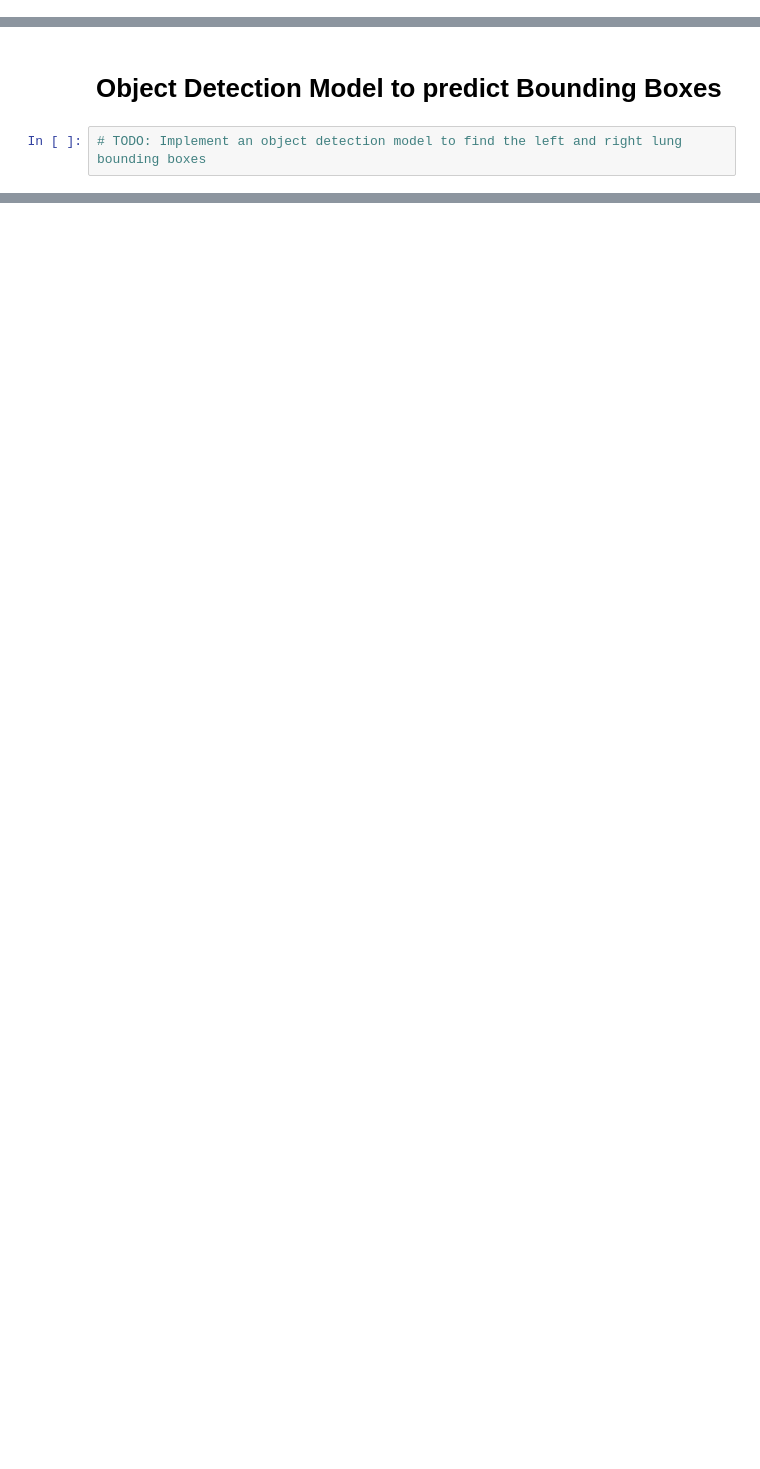
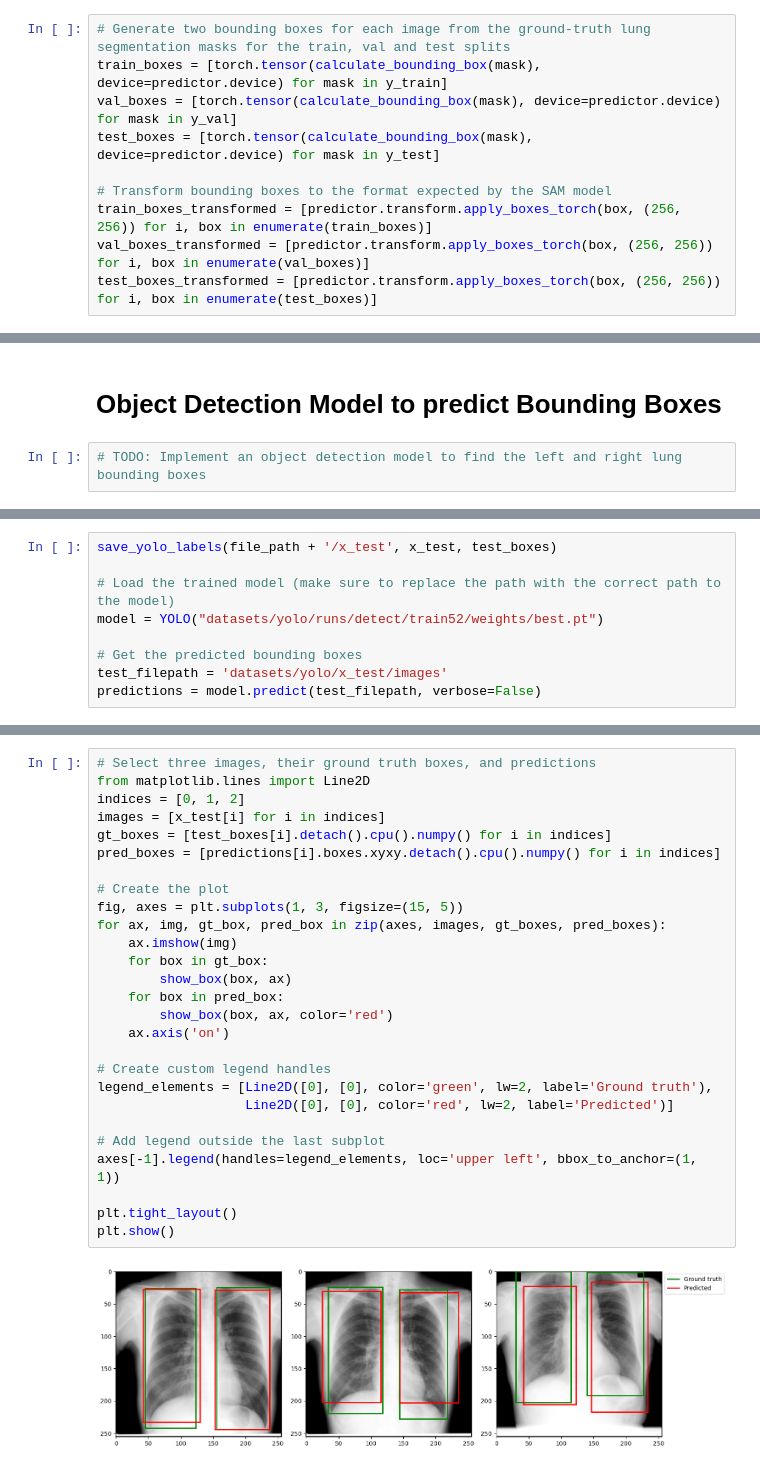
Before and after one commit to JulianBarraganG/SAM, a Jupyter notebook: sam_lung_xrays-1.ipynb, the cells around one changed output, grey strips where cells are left out. Saved outputs shown, nothing was run; the diff lists cells and outputs as text; blank space fills up the shorter version.

```diff
--- a/sam_lung_xrays-1.ipynb
+++ b/sam_lung_xrays-1.ipynb
@@ -316,0 +422,10 @@ print(f"Standard deviation: {std_f1:.4f}")
+# %%
+# Generate two bounding boxes for each image from the ground-truth lung segmentation masks for the train, val and test splits
+train_boxes = [torch.tensor(calculate_bounding_box(mask), device=predictor.device) for mask in y_train]
+val_boxes = [torch.tensor(calculate_bounding_box(mask), device=predictor.device) for mask in y_val]
+test_boxes = [torch.tensor(calculate_bounding_box(mask), device=predictor.device) for mask in y_test]
+
+# Transform bounding boxes to the format expected by the SAM model
+train_boxes_transformed = [predictor.transform.apply_boxes_torch(box, (256, 256)) for i, box in enumerate(train_boxes)]
+val_boxes_transformed = [predictor.transform.apply_boxes_torch(box, (256, 256)) for i, box in enumerate(val_boxes)]
+test_boxes_transformed = [predictor.transform.apply_boxes_torch(box, (256, 256)) for i, box in enumerate(test_boxes)]
@@ -320,0 +525,9 @@ print(f"Standard deviation: {std_f1:.4f}")
+# %%
+save_yolo_labels(file_path + '/x_test', x_test, test_boxes)
+
+# Load the trained model (make sure to replace the path with the correct path to the model)
+model = YOLO("datasets/yolo/runs/detect/train52/weights/best.pt")
+
+# Get the predicted bounding boxes
+test_filepath = 'datasets/yolo/x_test/images'
+predictions = model.predict(test_filepath, verbose=False)
@@ -320,0 +536,29 @@ print(f"Standard deviation: {std_f1:.4f}")
+# %%
+# Select three images, their ground truth boxes, and predictions
+from matplotlib.lines import Line2D
+indices = [0, 1, 2]
+images = [x_test[i] for i in indices]
+gt_boxes = [test_boxes[i].detach().cpu().numpy() for i in indices]
+pred_boxes = [predictions[i].boxes.xyxy.detach().cpu().numpy() for i in indices]
+
+# Create the plot
+fig, axes = plt.subplots(1, 3, figsize=(15, 5))
+for ax, img, gt_box, pred_box in zip(axes, images, gt_boxes, pred_boxes):
+    ax.imshow(img)
+    for box in gt_box:
+        show_box(box, ax)
+    for box in pred_box:
+        show_box(box, ax, color='red')
+    ax.axis('on')
+
+# Create custom legend handles
+legend_elements = [Line2D([0], [0], color='green', lw=2, label='Ground truth'),
+                   Line2D([0], [0], color='red', lw=2, label='Predicted')]
+
+# Add legend outside the last subplot
+axes[-1].legend(handles=legend_elements, loc='upper left', bbox_to_anchor=(1, 1))
+
+plt.tight_layout()
+plt.show()
+# %% [output]
+[figure, added]
```
Also changed, not shown: parts of 33 cells of this notebook, 1 other file.
